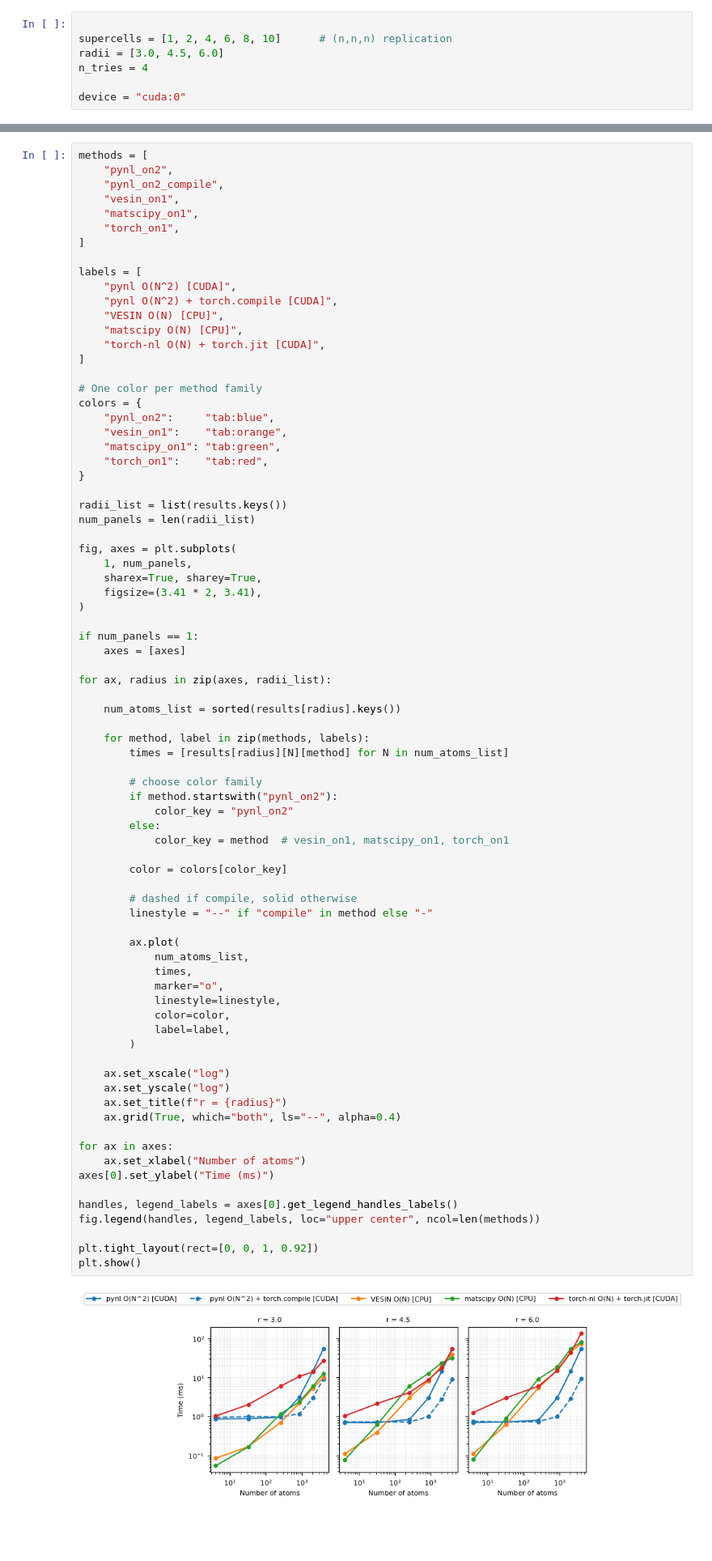
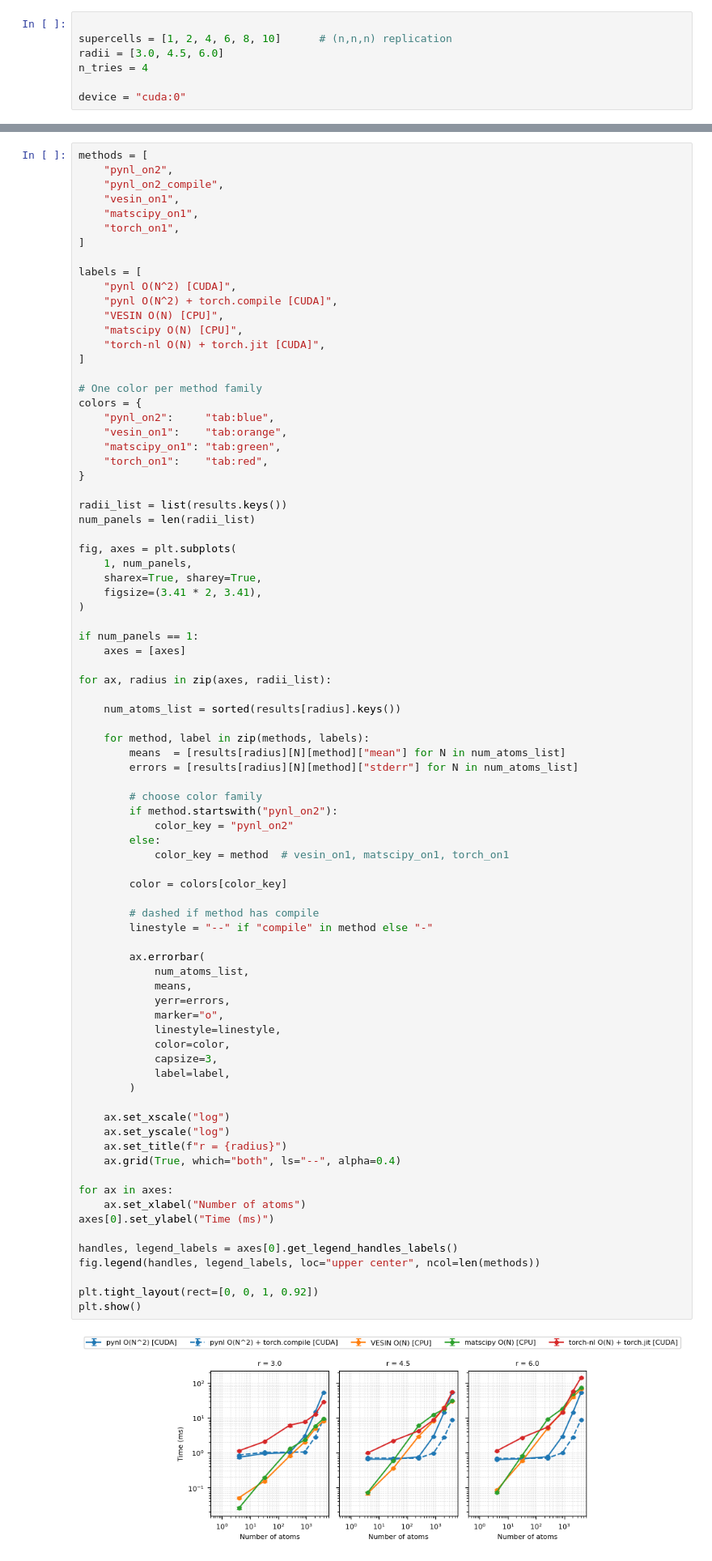
Before and after one commit to venkatkapil24/batch_nl, a Jupyter notebook: examples/benchmark_single_structure.ipynb, the cells around one changed output, grey strips where cells are left out. Shown at 81% size. Saved outputs shown, nothing was run; the diff lists cells and outputs as text; blank space fills up the shorter version.

Commit message:
added error bars to performance benchmarks

```diff
--- a/examples/benchmark_single_structure.ipynb
+++ b/examples/benchmark_single_structure.ipynb
@@ -259,41 +259,44 @@ for ax, radius in zip(axes, radii_list):
     num_atoms_list = sorted(results[radius].keys())
 
     for method, label in zip(methods, labels):
-        times = [results[radius][N][method] for N in num_atoms_list]
+        means  = [results[radius][N][method]["mean"] for N in num_atoms_list]
+        errors = [results[radius][N][method]["stderr"] for N in num_atoms_list]
 
         # choose color family
         if method.startswith("pynl_on2"):
             color_key = "pynl_on2"
         else:
             color_key = method  # vesin_on1, matscipy_on1, torch_on1
 
         color = colors[color_key]
 
-        # dashed if compile, solid otherwise
+        # dashed if method has compile
         linestyle = "--" if "compile" in method else "-"
 
-        ax.plot(
+        ax.errorbar(
             num_atoms_list,
-            times,
+            means,
+            yerr=errors,
             marker="o",
             linestyle=linestyle,
             color=color,
+            capsize=3,
             label=label,
         )
 
     ax.set_xscale("log")
     ax.set_yscale("log")
     ax.set_title(f"r = {radius}")
     ax.grid(True, which="both", ls="--", alpha=0.4)
 
 for ax in axes:
     ax.set_xlabel("Number of atoms")
 axes[0].set_ylabel("Time (ms)")
 
 handles, legend_labels = axes[0].get_legend_handles_labels()
 fig.legend(handles, legend_labels, loc="upper center", ncol=len(methods))
 
 plt.tight_layout(rect=[0, 0, 1, 0.92])
 plt.show()
 # %% [output]
-[figure, old version]
+[figure, new version]
```
